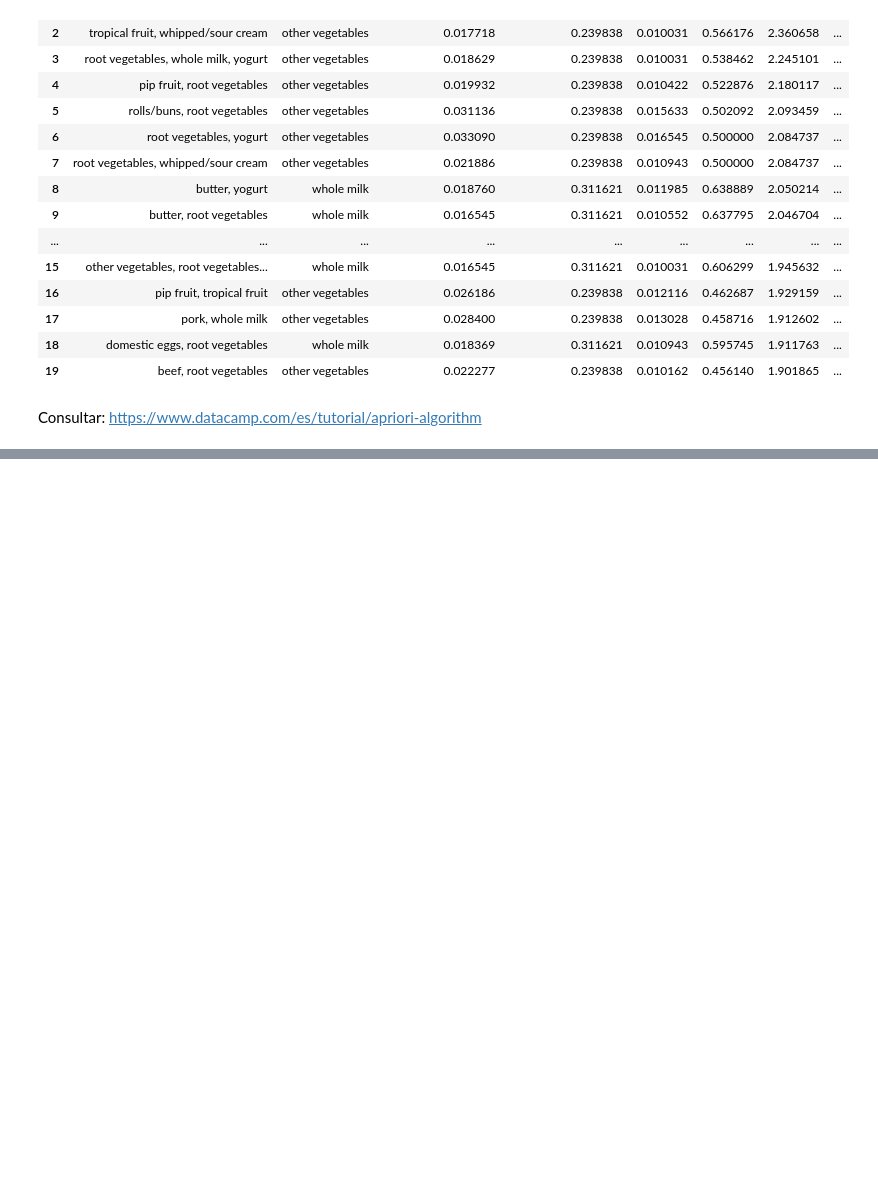
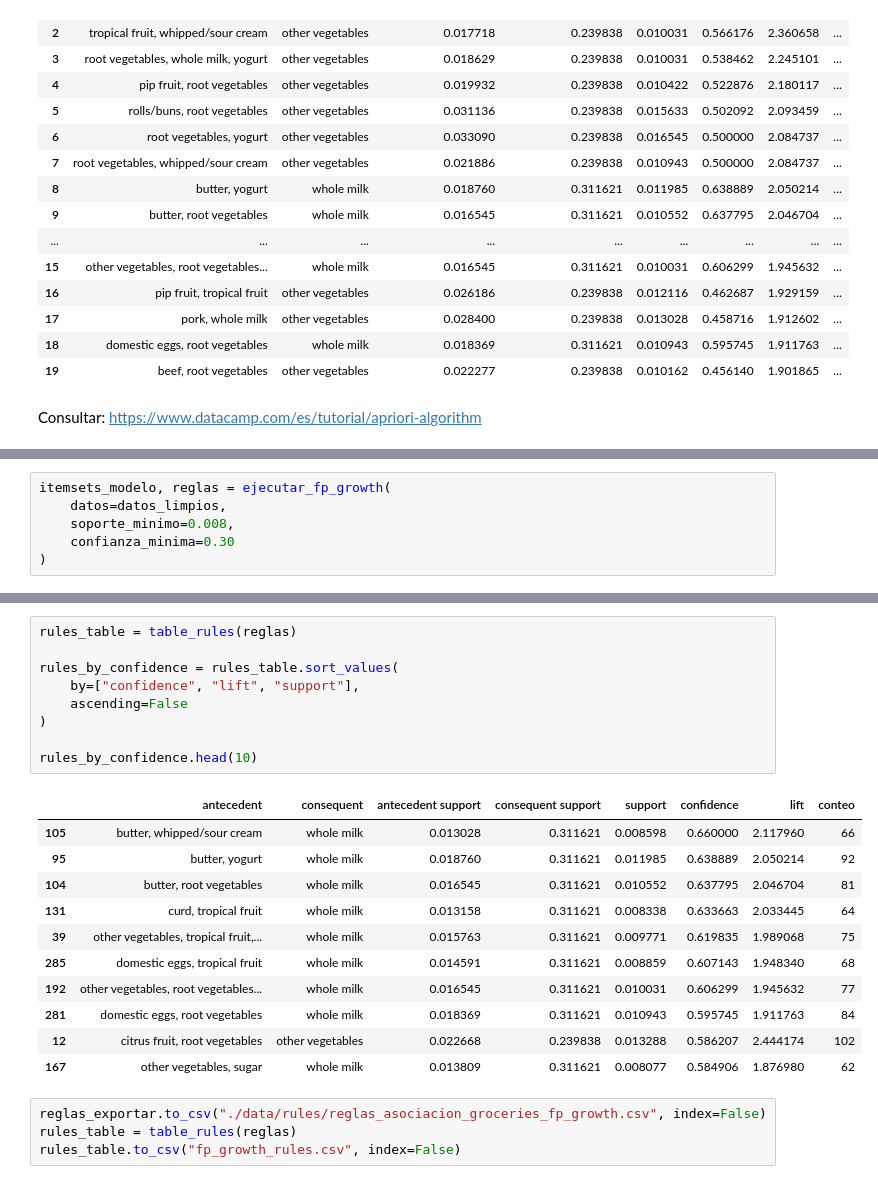
Before and after one commit to afraidspy/mineria_datos, a Jupyter notebook: reglas_asociacion/reglas_asociacion.ipynb, the cells around one changed output, grey strips where cells are left out. Drawn from its saved outputs; the diff is of its cells as text; blank space fills up the shorter version.

Commit message:
Se agrega modificaciòn para aplicar fp_growth

```diff
--- a/reglas_asociacion/reglas_asociacion.ipynb
+++ b/reglas_asociacion/reglas_asociacion.ipynb
@@ -798,0 +842,6 @@ Consultar: https://www.datacamp.com/es/tutorial/apriori-algorithm
+# %%
+itemsets_modelo, reglas = ejecutar_fp_growth(
+    datos=datos_limpios,
+    soporte_minimo=0.008,
+    confianza_minima=0.30
+)
@@ -798,0 +865,25 @@ Consultar: https://www.datacamp.com/es/tutorial/apriori-algorithm
+# %%
+rules_table = table_rules(reglas)
+
+rules_by_confidence = rules_table.sort_values(
+    by=["confidence", "lift", "support"],
+    ascending=False
+)
+
+rules_by_confidence.head(10)
+# %% [output]
+|  | antecedent | consequent | antecedent support | consequent support | support | confidence | lift | conteo |
+| 105 | butter, whipped/sour cream | whole milk | 0.013028 | 0.311621 | 0.008598 | 0.660000 | 2.117960 | 66 |
+| 95 | butter, yogurt | whole milk | 0.018760 | 0.311621 | 0.011985 | 0.638889 | 2.050214 | 92 |
+| 104 | butter, root vegetables | whole milk | 0.016545 | 0.311621 | 0.010552 | 0.637795 | 2.046704 | 81 |
+| 131 | curd, tropical fruit | whole milk | 0.013158 | 0.311621 | 0.008338 | 0.633663 | 2.033445 | 64 |
+| 39 | other vegetables, tropical fruit,... | whole milk | 0.015763 | 0.311621 | 0.009771 | 0.619835 | 1.989068 | 75 |
+| 285 | domestic eggs, tropical fruit | whole milk | 0.014591 | 0.311621 | 0.008859 | 0.607143 | 1.948340 | 68 |
+| 192 | other vegetables, root vegetables... | whole milk | 0.016545 | 0.311621 | 0.010031 | 0.606299 | 1.945632 | 77 |
+| 281 | domestic eggs, root vegetables | whole milk | 0.018369 | 0.311621 | 0.010943 | 0.595745 | 1.911763 | 84 |
+| 12 | citrus fruit, root vegetables | other vegetables | 0.022668 | 0.239838 | 0.013288 | 0.586207 | 2.444174 | 102 |
+| 167 | other vegetables, sugar | whole milk | 0.013809 | 0.311621 | 0.008077 | 0.584906 | 1.876980 | 62 |
+# %%
+reglas_exportar.to_csv("./data/rules/reglas_asociacion_groceries_fp_growth.csv", index=False)
+rules_table = table_rules(reglas)
+rules_table.to_csv("fp_growth_rules.csv", index=False)
```
Also changed, not shown: parts of 6 cells of this notebook, 4 other files.
